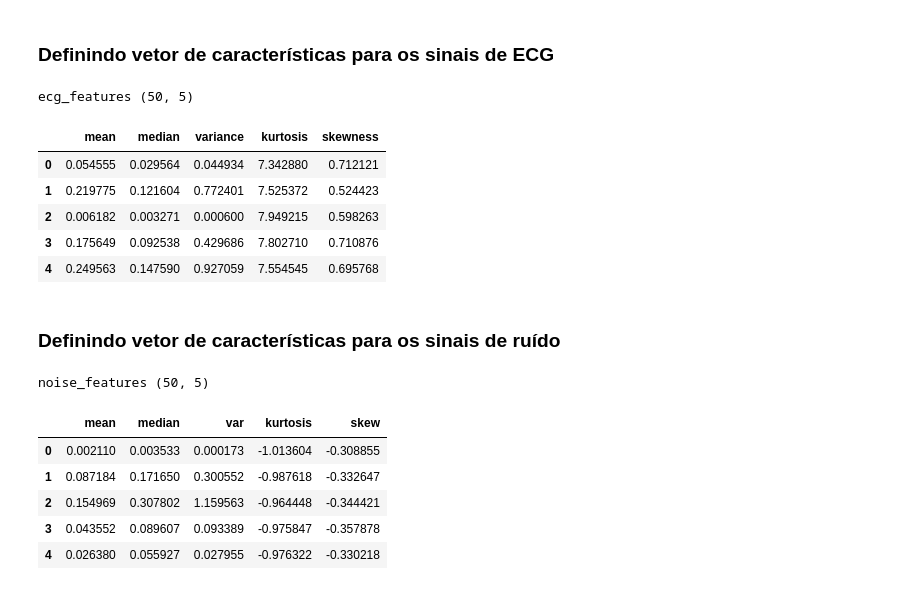
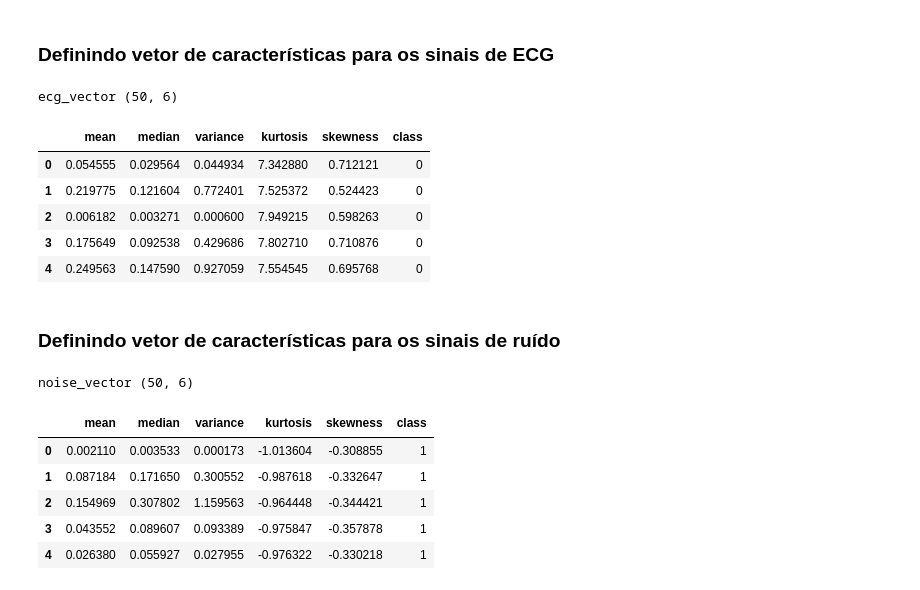
Before and after one commit to cardosorrenan/reconhecimentopadroes-ufc, a Jupyter notebook: trab1_k_nn.ipynb, the cells around one changed output. Drawn from its saved outputs; the diff is of its cells as text; code cells hidden in the pictures.

```diff
--- a/trab1_k_nn.ipynb
+++ b/trab1_k_nn.ipynb
@@ -49,38 +41,40 @@ sns.lineplot(data=noises[13])
 # %% [markdown]
 ### **Definindo vetor de características para os sinais de ECG**
 # %%
-ecg_features = pd.DataFrame()               # Instancia um novo DataFrame
-ecg_features['mean'] = ecgs.mean()          # Calcula a média de cada sinal ecg
-ecg_features['median'] = ecgs.median()      # Calcula a mediana de cada sinal ecg
-ecg_features['variance'] = ecgs.var()       # Calcula a variância de cada sinal ecg
-ecg_features['kurtosis'] = ecgs.kurtosis()  # Calcula a curtose de cada sinal ecg
-ecg_features['skewness'] = ecgs.skew()      # Calcula a assimetria de cada sinal ecg
-print('ecg_features', ecg_features.shape)   # Exibe dimensão do dataframe
-ecg_features.head()                         # Exibe uma amostra com 5 sinais
+ecg_vector = pd.DataFrame()                           # Instancia um novo DataFrame
+ecg_vector['mean'] = ecgs.mean()                      # Calcula a média de cada sinal ecg
+ecg_vector['median'] = ecgs.median()                  # Calcula a mediana de cada sinal ecg
+ecg_vector['variance'] = ecgs.var()                   # Calcula a variância de cada sinal ecg
+ecg_vector['kurtosis'] = ecgs.kurtosis()              # Calcula a curtose de cada sinal ecg
+ecg_vector['skewness'] = ecgs.skew()                  # Calcula a assimetria de cada sinal ecg
+ecg_vector['class'] = pd.DataFrame(data=[0]*50)       # Definindo a classe dos sinais ecg: 0
+print('ecg_vector', ecg_vector.shape)                 # Exibe dimensão do dataframe
+ecg_vector.head()                                     # Exibe 5 amostras de sinais ecg
 # %% [output]
-ecg_features (50, 5)
+ecg_vector (50, 6)
-|  | mean | median | variance | kurtosis | skewness |
-| 0 | 0.054555 | 0.029564 | 0.044934 | 7.342880 | 0.712121 |
-| 1 | 0.219775 | 0.121604 | 0.772401 | 7.525372 | 0.524423 |
-| 2 | 0.006182 | 0.003271 | 0.000600 | 7.949215 | 0.598263 |
-| 3 | 0.175649 | 0.092538 | 0.429686 | 7.802710 | 0.710876 |
-| 4 | 0.249563 | 0.147590 | 0.927059 | 7.554545 | 0.695768 |
+|  | mean | median | variance | kurtosis | skewness | class |
+| 0 | 0.054555 | 0.029564 | 0.044934 | 7.342880 | 0.712121 | 0 |
+| 1 | 0.219775 | 0.121604 | 0.772401 | 7.525372 | 0.524423 | 0 |
+| 2 | 0.006182 | 0.003271 | 0.000600 | 7.949215 | 0.598263 | 0 |
+| 3 | 0.175649 | 0.092538 | 0.429686 | 7.802710 | 0.710876 | 0 |
+| 4 | 0.249563 | 0.147590 | 0.927059 | 7.554545 | 0.695768 | 0 |
 # %% [markdown]
 ### **Definindo vetor de características para os sinais de ruído**
 # %%
-noise_features = pd.DataFrame()
-noise_features['mean'] = noises.mean()
-noise_features['median'] = noises.median()
-noise_features['var'] = noises.var()
-noise_features['kurtosis'] = noises.kurtosis()
-noise_features['skew'] = noises.skew()
-print('noise_features', ecg_features.shape)
-noise_features.head()
+noise_vector = pd.DataFrame()
+noise_vector['mean'] = noises.mean()
+noise_vector['median'] = noises.median()
+noise_vector['variance'] = noises.var()
+noise_vector['kurtosis'] = noises.kurtosis()
+noise_vector['skewness'] = noises.skew()
+noise_vector['class'] = pd.DataFrame(data=[1]*50)
+print('noise_vector', noise_vector.shape)
+noise_vector.head()
 # %% [output]
-noise_features (50, 5)
+noise_vector (50, 6)
-|  | mean | median | var | kurtosis | skew |
-| 0 | 0.002110 | 0.003533 | 0.000173 | -1.013604 | -0.308855 |
-| 1 | 0.087184 | 0.171650 | 0.300552 | -0.987618 | -0.332647 |
-| 2 | 0.154969 | 0.307802 | 1.159563 | -0.964448 | -0.344421 |
-| 3 | 0.043552 | 0.089607 | 0.093389 | -0.975847 | -0.357878 |
-| 4 | 0.026380 | 0.055927 | 0.027955 | -0.976322 | -0.330218 |
+|  | mean | median | variance | kurtosis | skewness | class |
+| 0 | 0.002110 | 0.003533 | 0.000173 | -1.013604 | -0.308855 | 1 |
+| 1 | 0.087184 | 0.171650 | 0.300552 | -0.987618 | -0.332647 | 1 |
+| 2 | 0.154969 | 0.307802 | 1.159563 | -0.964448 | -0.344421 | 1 |
+| 3 | 0.043552 | 0.089607 | 0.093389 | -0.975847 | -0.357878 | 1 |
+| 4 | 0.026380 | 0.055927 | 0.027955 | -0.976322 | -0.330218 | 1 |
```
Also changed, not shown: parts of 13 cells of this notebook.
